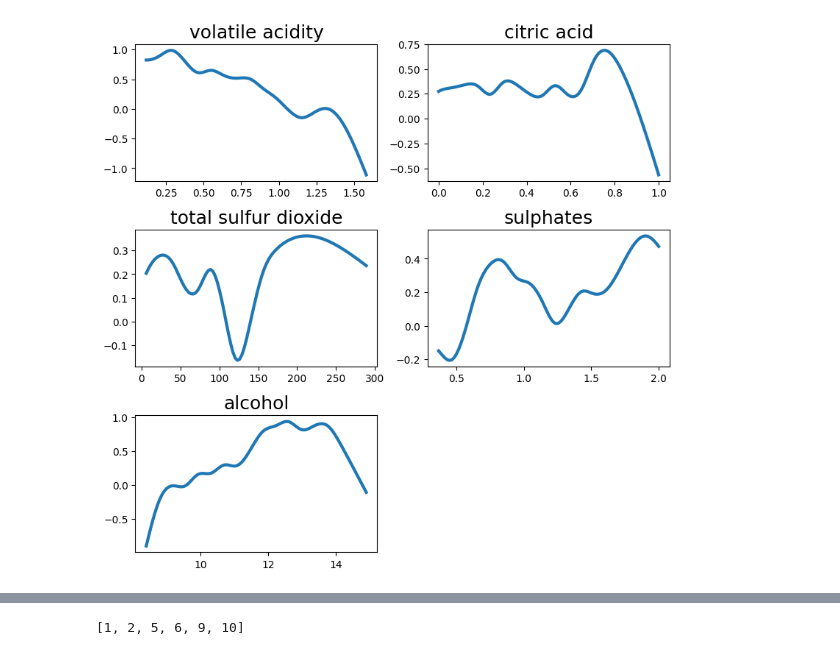
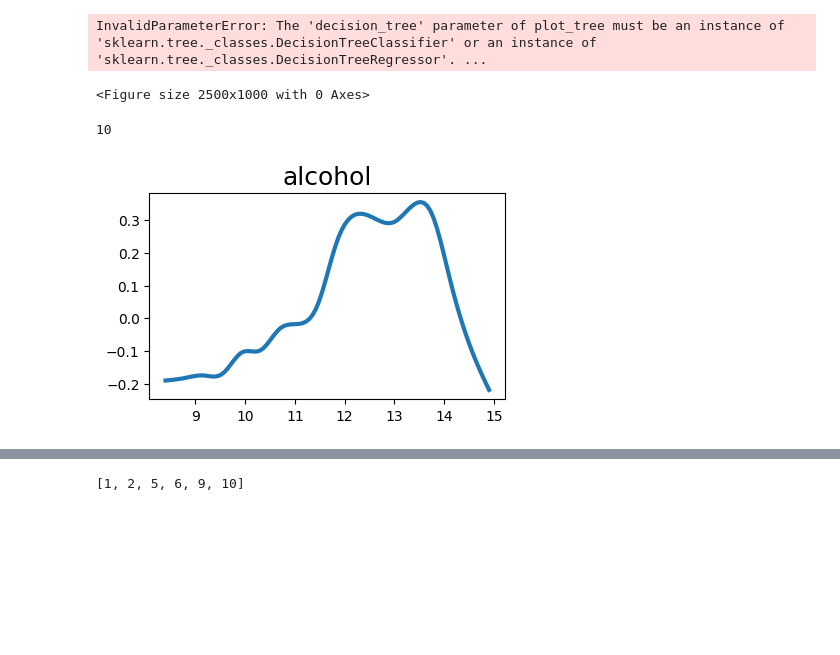
Before and after one commit to Yvonnefanf/ChartCaption, a Jupyter notebook: Data/XAI_outputs/WineQuality/GAM.ipynb, the cells around one changed output, grey strips where cells are left out. Saved outputs shown, nothing was run; the diff lists cells and outputs as text; code cells hidden in the pictures; blank space fills up the shorter version.

```diff
--- a/Data/XAI_outputs/WineQuality/GAM.ipynb
+++ b/Data/XAI_outputs/WineQuality/GAM.ipynb
@@ -23,0 +255,4 @@ RandomForestRegressor(random_state=42)
+# %%
+
+
+model, X_train, y_train,X,y = get_model()
@@ -24,25 +466,42 @@ RandomForestRegressor(random_state=42)
+# %%
+import matplotlib.pyplot as plt
+from sklearn.tree import plot_tree
+
+plt.figure(figsize=(25,10))
+a = plot_tree(model,
+              feature_names=feature_names,
+              class_names=y,
+              filled=True,
+              rounded=True,
+              fontsize=14,
+              max_depth=3)
+# %% [output]
+InvalidParameterError: The 'decision_tree' parameter of plot_tree must be an instance of 'sklearn.tree._classes.DecisionTreeClassifier' or an instance of 'sklearn.tree._classes.DecisionTreeRegressor'. ...
+<Figure size 2500x1000 with 0 Axes>
 # %%
 # Step 4: Apply GAM
 # Step 4: Apply GAM
 
 prediction = model.predict(X_train)
-gam = LinearGAM( s(1) + s(2)  + s(6) + s(9) + s(10)).fit(X_train, prediction)
+gam = LinearGAM( s(10)).fit(X_train, prediction)
 
 xxs = []
 # Plot GAM
 plt.figure(figsize=(8, 10))
 for i, term in enumerate(gam.terms):
     if term.isintercept:
         continue
     plt.subplot(4, 2, i+1)
     XX = gam.generate_X_grid(term=i)
     xxs.append(XX)
     plt.plot(XX[:, term.feature], gam.partial_dependence(term=i, X=XX),linewidth=3)
+    print(term.feature)
     plt.title(data.columns[term.feature],fontsize=18)
 plt.tight_layout()
 plt.show()
 # %% [output]
+10
-[figure, old version]
+[figure, new version]
 # %%
 # 选择一个实例进行解释
 instance_idx = 0
```
Also changed, not shown: parts of 28 cells of this notebook, 23 other files.
